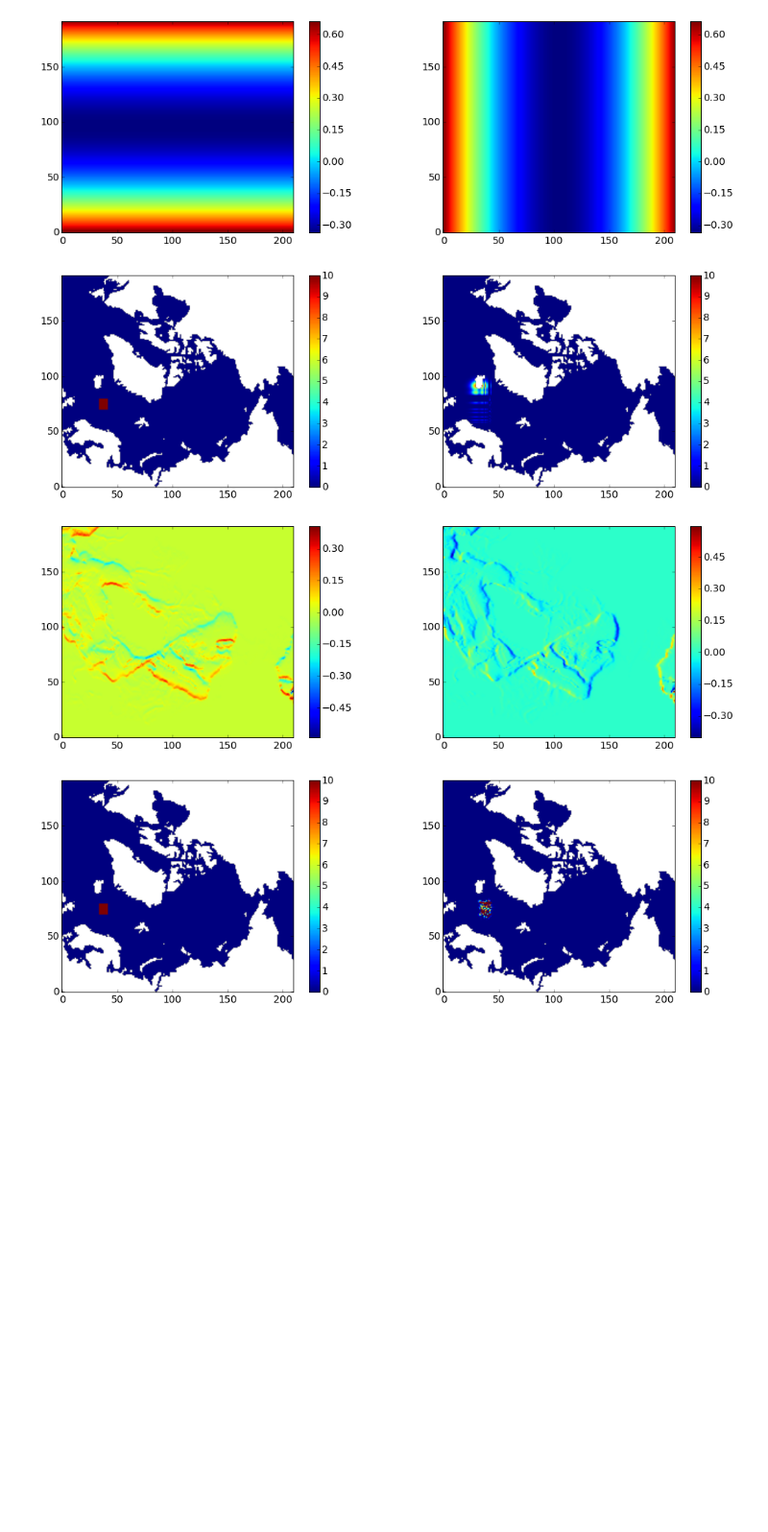
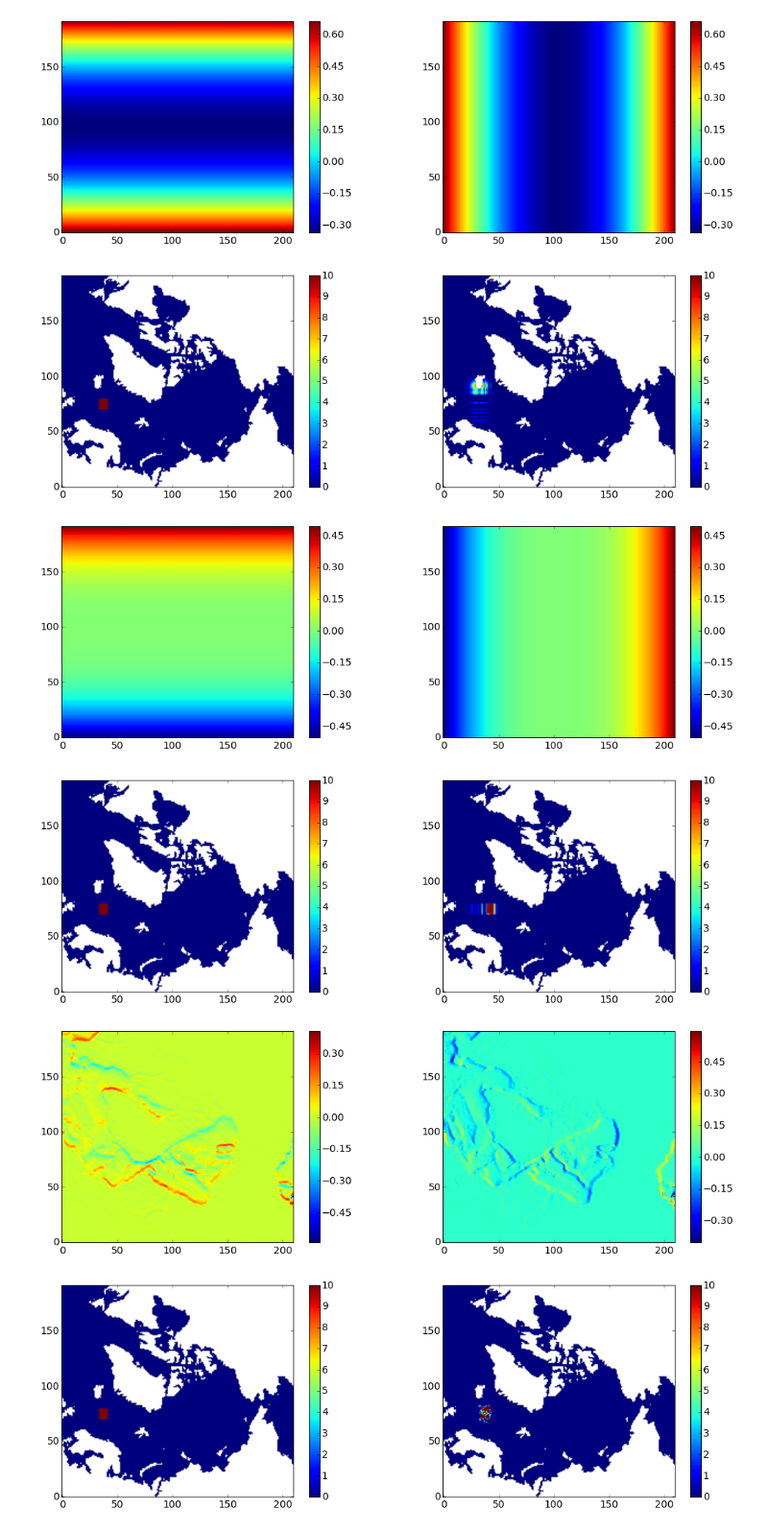
Before and after one commit to AlessandroMozzato/notebooks, a Jupyter notebook: GradientVelocity.ipynb, the cells around one changed output. Shown at 96% size. Drawn from its saved outputs; the diff is of its cells as text; code cells hidden in the pictures; blank space fills up the shorter version.

```diff
--- a/GradientVelocity.ipynb
+++ b/GradientVelocity.ipynb
@@ -205,13 +205,6 @@ def plot_vel_roll(S0,depth,nt,dt,dx):
     cbar = fig.colorbar(a3 , ax=axes[1,1])
     fig.subplots_adjust(right=2.4,top=2.4)
     return S1
-# %%
-Depth1 = np.zeros_like(Depth)
-for xx in range(len(X)):
-    for yy in range(len(Y)):
-        Depth1[yy,xx] = (xx - len(X)/2)**2 #+ (yy - len(Y)/2)**2
-
-a = plot_vel_roll(S0,Depth1,nt=5000000,dt=0.00001,dx=1)
 # %%
 Depth1 = np.zeros_like(Depth)
 for xx in range(len(X)):
@@ -229,6 +222,15 @@ for xx in range(len(X)):
 a = plot_vel_roll(S0,Depth1,nt=5000000,dt=0.00001,dx=1)
 # %% [output]
 [figure]
+# %%
+Depth1 = np.zeros_like(Depth)
+for xx in range(len(X)):
+    for yy in range(len(Y)):
+        Depth1[yy,xx] = (xx - len(X)/2)**4 +  (yy - len(Y)/2)**4
+
+a = plot_vel_roll(S0,Depth1,nt=5000000,dt=0.00001,dx=1)
+# %% [output]
+[figure, added]
 # %%
 Depth = grid['Depth']
 a = plot_vel_roll(S0,Depth,nt=5000000,dt=0.00001,dx=1)
```
